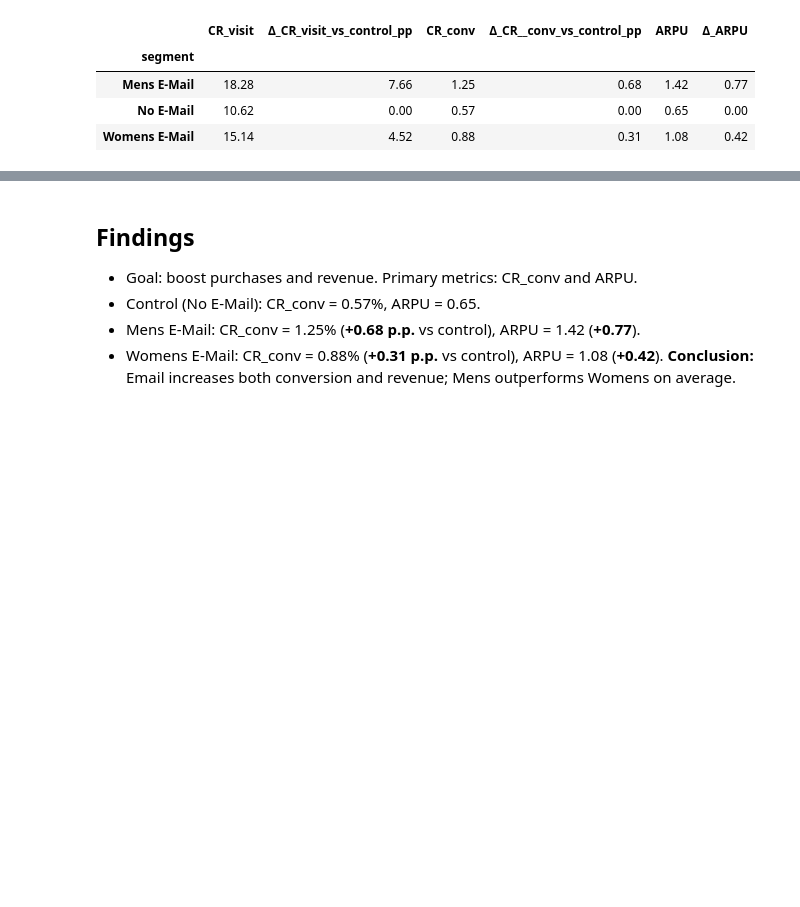
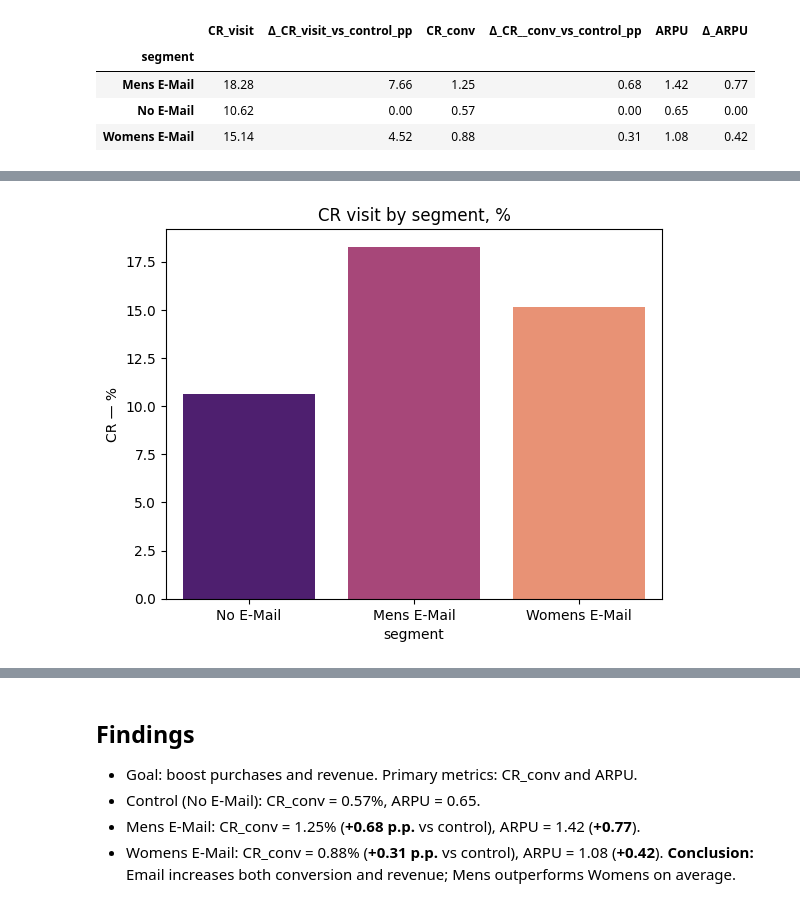
Before and after one commit to qpx-hatikrist/email-uplift-ab, a Jupyter notebook: notebooks/01_eda.ipynb, the cells around one changed output, grey strips where cells are left out. Drawn from its saved outputs; the diff is of its cells as text; code cells hidden in the pictures; blank space fills up the shorter version.

```diff
--- a/notebooks/01_eda.ipynb
+++ b/notebooks/01_eda.ipynb
@@ -89,0 +102,8 @@ result_by_cv_arpu
+# %%
+cr_visit_pct = (cr_by_visit * 100).reindex(["No E-Mail", "Mens E-Mail", "Womens E-Mail"])
+sns.barplot(x=cr_visit_pct.index, y=cr_visit_pct.values, hue=cr_visit_pct.index, legend=False, palette='magma')
+plt.title('CR visit by segment, %')
+plt.ylabel('CR — %')
+plt.savefig("../reports/figures/cr_visit_by_segment.png", dpi=200)
+# %% [output]
+[figure, added]
```
Also changed, not shown: parts of 4 cells of this notebook.
